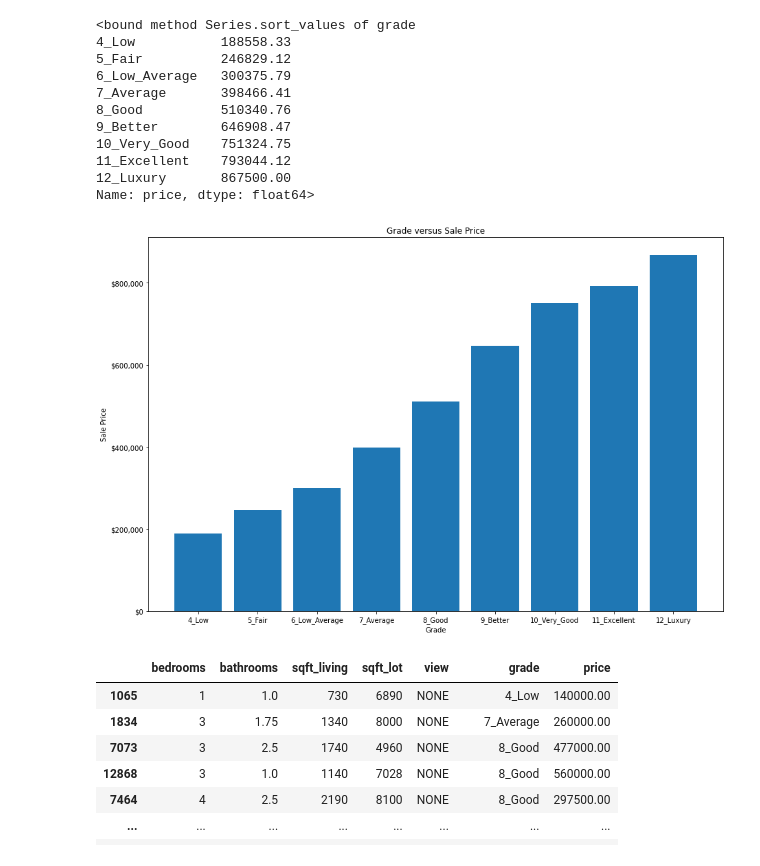
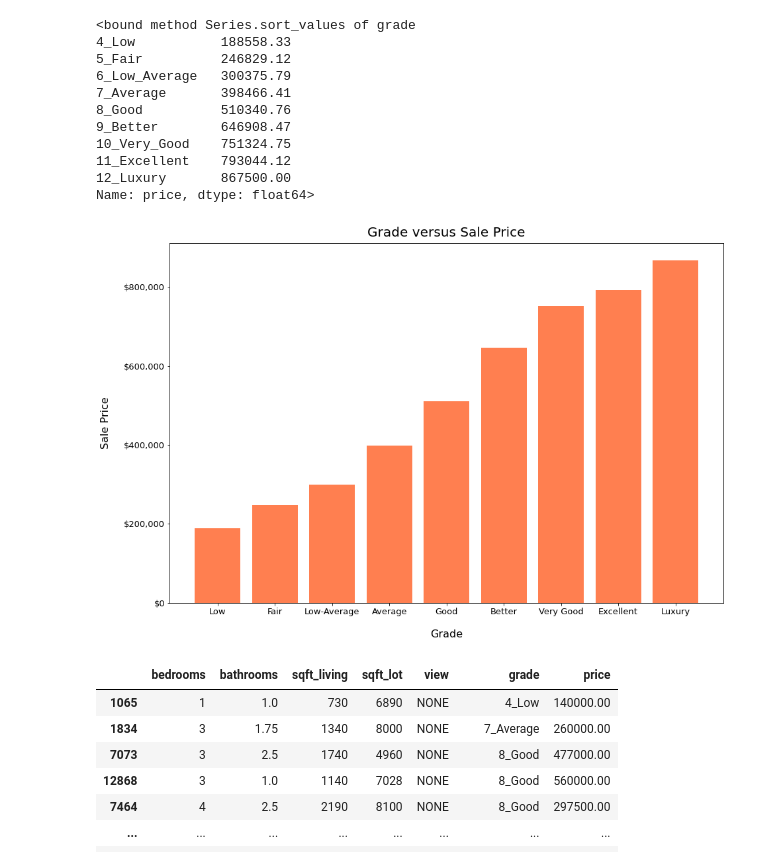
Before and after one commit to xiaohua-su/King_County_Real_Estate_Analysis, a Jupyter notebook: scratchwork_that_runs_properly.ipynb, the cells around one changed output. Cells and saved outputs as stored; diff of their text form; code cells hidden in the pictures.

Commit message:
Pushing up final presentation visualizations

```diff
--- a/scratchwork_that_runs_properly.ipynb
+++ b/scratchwork_that_runs_properly.ipynb
@@ -1226,19 +1234,31 @@ Name: price, dtype: float64>
 # %%
 fig, ax = plt.subplots(figsize = (15, 10))
 
+grade_ticks = ["Low", "Fair", "Low-Average", "Average", "Good", "Better", "Very Good", "Excellent", "Luxury"]
+price_ticks = ["$0", "$200,000", "$400,000", "$600,000", "$800,000"]
+
+
 x = grade_graph.index
 y = grade_graph['price']
+
 ax.yaxis.set_major_formatter(ticker.StrMethodFormatter('${x:,.0f}'))
-ax.set_title('Grade versus Sale Price')
-ax.set_xlabel('Grade')
-ax.set_ylabel('Sale Price')
 
 
-ax.bar(x, y)
+
+ax.set_title('Grade versus Sale Price', fontsize='20', pad=10)
+ax.set_xticklabels(grade_ticks, fontsize='13')
+ax.set_yticklabels(price_ticks, fontsize='13')
+ax.set_xlabel('Grade', fontsize='16', labelpad=20)
+ax.set_ylabel('Sale Price', fontsize='16', labelpad=20)
+
+
+
+
+ax.bar(x, y, color='coral')
 
 plt.savefig('grade.png')
 # %% [output]
-[figure, old version]
+[figure, new version]
 # %%
 train_copy
 # %% [output]
```
Also changed, not shown: parts of 9 cells of this notebook, 3 other files.
